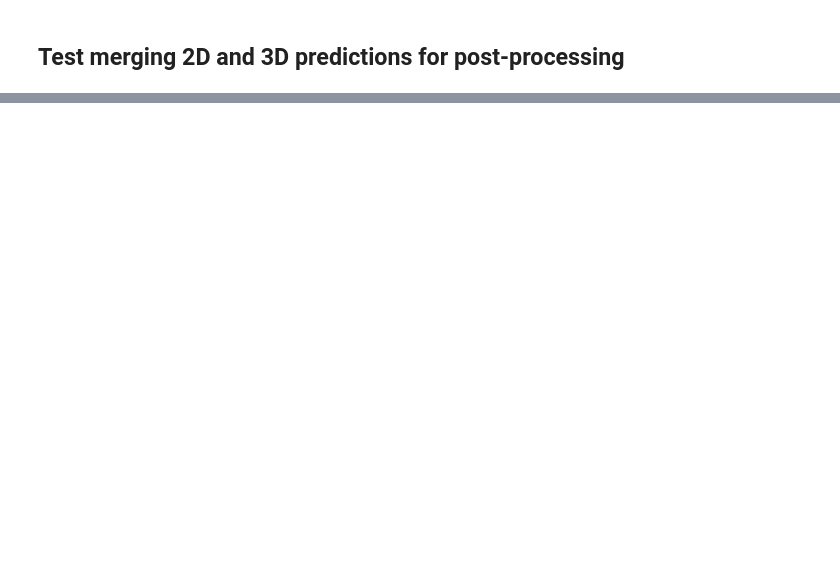
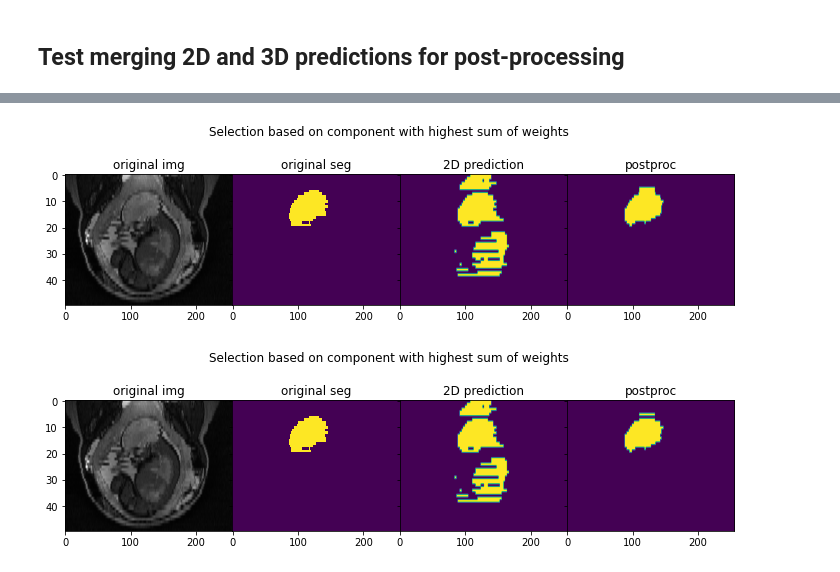
Before and after one commit to gift-surg/FetalBrainSegmentation_MONAI, a Jupyter notebook: notebooks/postprocessing_debug.ipynb, the cells around one changed output, grey strips where cells are left out. Cells and saved outputs as stored; diff of their text form; code cells hidden in the pictures; blank space fills up the shorter version.

```diff
--- a/notebooks/postprocessing_debug.ipynb
+++ b/notebooks/postprocessing_debug.ipynb
@@ -130,0 +137,26 @@ make_comparison_figure(orig_img, pred_2D, pred_3D, binary_map,
+# %%
+# multiply 2D and 3D before computing the binary closing
+thr_map = 0.1
+copy_pred3D = copy.deepcopy(pred_3D)
+copy_pred3D[copy_pred3D < 0.1] = 0.0
+img = pred_2D * copy_pred3D
+img = ndimage.morphology.binary_closing(img, strt)
+weight_map = copy.deepcopy(pred_3D)
+
+s = ndimage.generate_binary_structure(3,1) # iterate structure
+labeled_array, numpatches = ndimage.label(img,s) # labeling
+sizes = ndimage.sum(img,labeled_array,range(1,numpatches+1))
+weights = ndimage.sum(weight_map,labeled_array,range(1,numpatches+1))
+max_label = np.where(weights == weights.max())[0] + 1
+output_2 = np.asarray(labeled_array == max_label, np.uint8)
+
+combine_segment = np.asarray(output_2*pred_2D, np.uint8)
+
+make_comparison_figure(orig_img, orig_seg, pred_2D, output_2,
+                       title_last="postproc", suptitle="Selection based on component with highest sum of weights")
+
+make_comparison_figure(orig_img, orig_seg, pred_2D, combine_segment,
+                       title_last="postproc", suptitle="Selection based on component with highest sum of weights")
+# %% [output]
+[figure, added]
+[figure, added]
```
Also changed, not shown: parts of 2 cells of this notebook, 3 other files.
